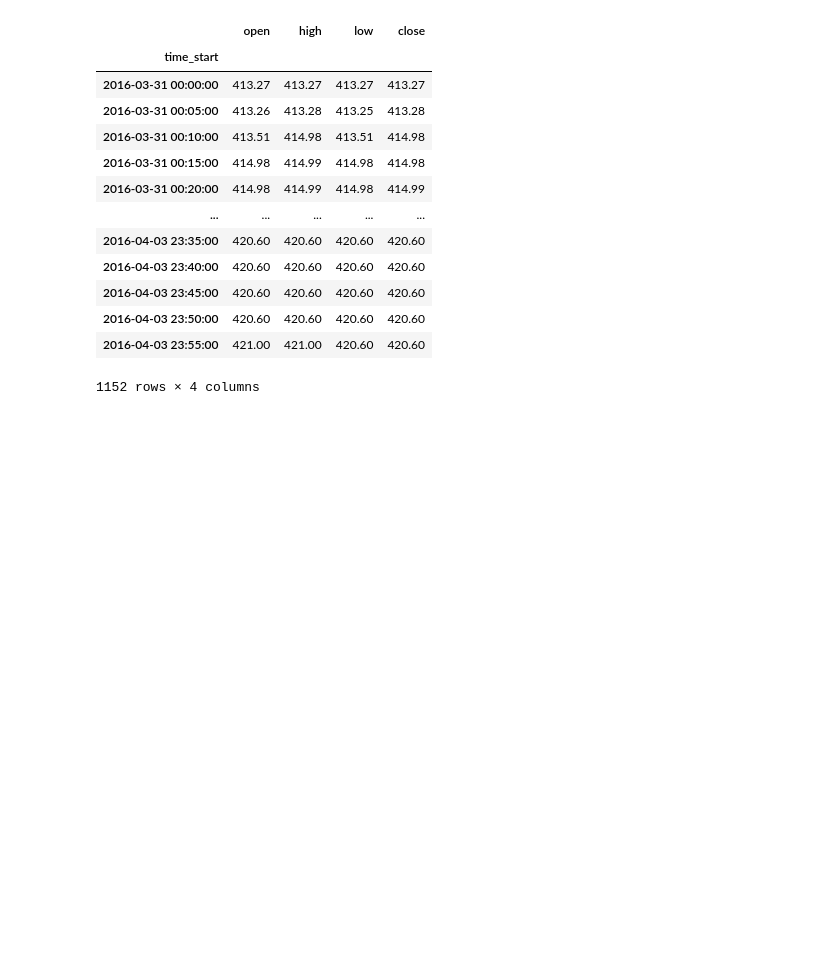
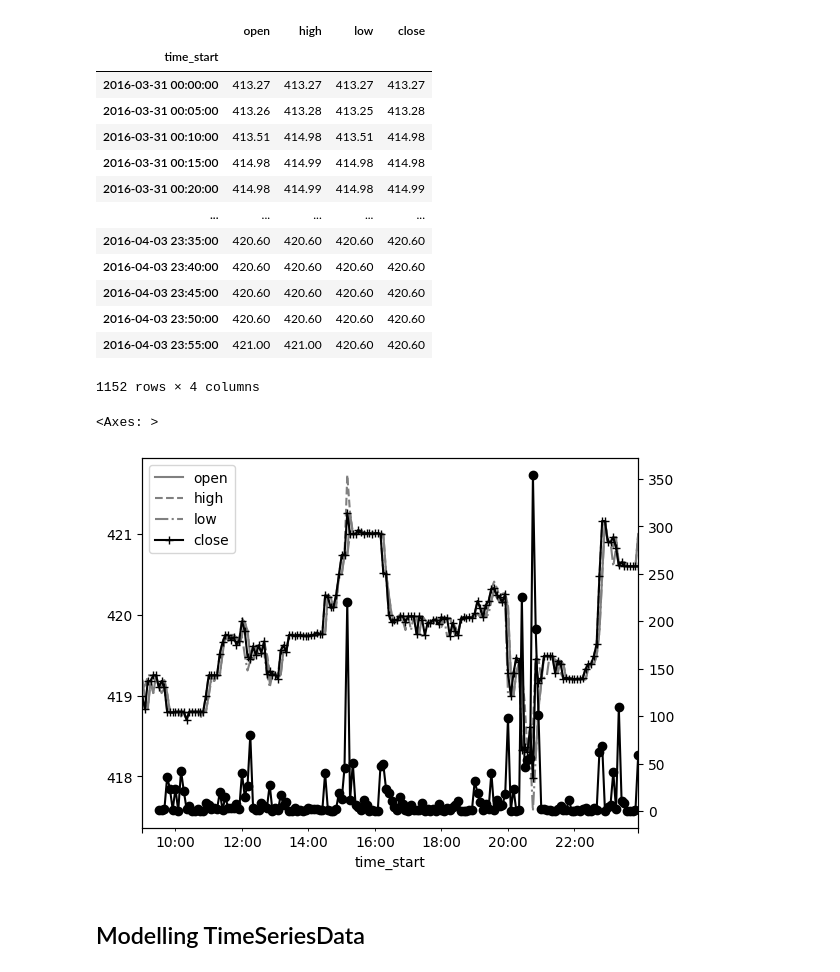
Before and after one commit to David-Mares-Silva/DataScience, a Jupyter notebook: Time Series Analysis.ipynb, the cells around one changed output. Drawn from its saved outputs; the diff is of its cells as text; code cells hidden in the pictures; blank space fills up the shorter version.

Commit message:
Time Series End

```diff
--- a/Time Series Analysis.ipynb
+++ b/Time Series Analysis.ipynb
@@ -429,3 +433,20 @@ bars.ffill()
 | 2016-04-03 23:50:00 | 420.60 | 420.60 | 420.60 | 420.60 |
 | 2016-04-03 23:55:00 | 421.00 | 421.00 | 420.60 | 420.60 |
 1152 rows × 4 columns
+# %%
+filledbars =bars.ffill()
+# %%
+volume =ticks.volume.resample('5Min').sum()
+vol =volume.fillna(0.)
+# %%
+filledbars.loc['2016-04-03'].between_time('9:00',\
+'23:59').plot(\
+color=['gray','gray','gray','k'],
+style=['-','--','-.','-+'])
+vol.loc['2016-04-03'].between_time('9:30','23:59')\
+.plot(secondary_y=True, style='k-o')
+# %% [output]
+<Axes: >
+[figure, added]
+# %% [markdown]
+## Modelling TimeSeriesData
```
Also changed, not shown: parts of 36 cells of this notebook, 1 other file.
